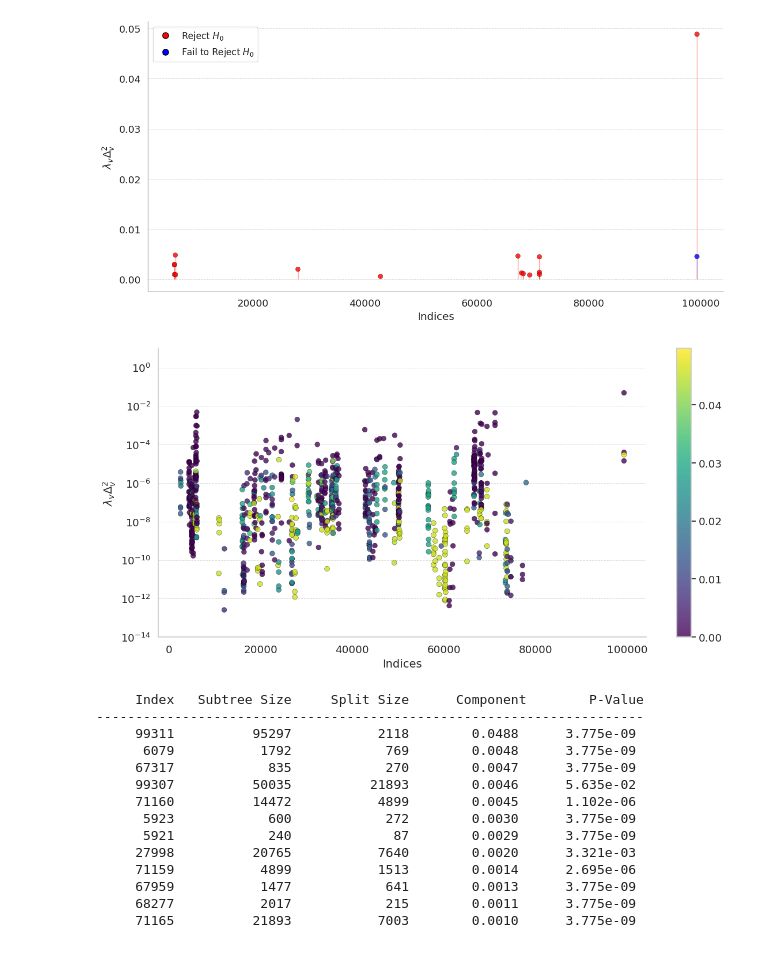
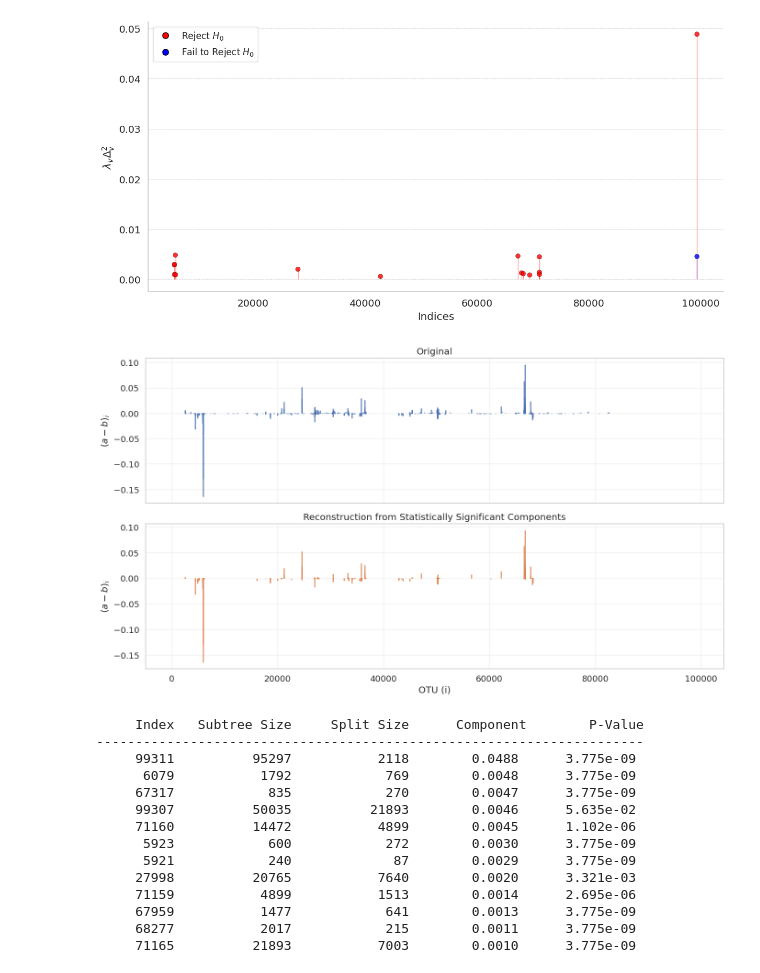
Before and after one commit to spsvihla/pcms, a Jupyter notebook: notebooks/guerrero_negro_example.ipynb, the cells around one changed output. Cells and saved outputs as stored; diff of their text form; code cells hidden in the pictures.

```diff
--- a/notebooks/guerrero_negro_example.ipynb
+++ b/notebooks/guerrero_negro_example.ipynb
@@ -373,9 +335,8 @@ cdf_vals = pcms.stats.cdf_haar_coordinate_perm(
     tree,
     node_idxs,
     counts,
-    eps = 0.0001,
-    delta = 0.01,
-    batch_size = 100_000
+    eps = 0.005,
+    delta = 0.01
 )
 pvals = 1 - cdf_vals
 # %%
@@ -391,13 +352,13 @@ sns.set(style="whitegrid", font_scale=1.2)
 fig, ax = plt.subplots(figsize=(12, 6))
 
 alpha = 0.05
-do_reject_dod = pvals < alpha
+do_reject = pvals < alpha
 
 thresh = 5e-4
 
 idx = np.where(dh_comps)[0]
 idx_above_thresh = np.where(dh_comps[idx] > thresh)[0]
-colors = np.where(do_reject_dod[idx_above_thresh], 'red', 'blue')
+colors = np.where(do_reject[idx_above_thresh], 'red', 'blue')
 y = dh_comps[idx][idx_above_thresh]
 x = idx[idx_above_thresh]
 
@@ -434,47 +395,34 @@ plt.tight_layout()
 plt.show()
 # %% [output]
 [figure]
-# %%
-sns.set(style="whitegrid", font_scale=1.2)
-
-fig, ax = plt.subplots(figsize=(12, 6))
-
-thresh = 0.0
-alpha = 0.05
-
-idx = np.where(dh_comps)[0]
-do_reject = np.where(pvals < alpha)[0]
-y = dh_comps[idx][do_reject]
-x = idx[do_reject]
-c = pvals[do_reject]
-
-scatter = ax.scatter(
-    x, y,
-    c=c,
-    cmap='viridis',
-    norm=Normalize(vmin=c.min(), vmax=c.max()),
-    s=40,
-    alpha=0.8,
-    edgecolors='black',
-    linewidth=0.3,
-    zorder=3
-)
-
-ax.set_yscale('log')
-ax.set_ylim([1e-14, 1e1])
-
-fig.colorbar(scatter, ax=ax)
-
-ax.set_xlabel('Indices', fontsize=14)
-ax.set_ylabel(r'$\lambda_v \Delta_v^2$', fontsize=14)
-ax.yaxis.grid(True, linestyle='--', linewidth=0.7, alpha=0.7)
-ax.xaxis.grid(False)
-sns.despine()
-
-plt.tight_layout()
-plt.show()
-# %% [output]
-[figure, removed]
+# %%
+do_reject_ = np.zeros(hl_coords.shape, dtype=bool)
+mask = np.where(hl_coords != 0)[0]
+do_reject_[mask] = do_reject
+hl_coords_reject_null = np.zeros(hl_coords.shape)
+hl_coords_reject_null[do_reject_] = hl_coords[do_reject_]
+# %%
+y1 = diff
+y2 = Q @ hl_coords_reject_null
+x = np.arange(len(y1))
+# %%
+fig, (ax1, ax2) = plt.subplots(2, 1, figsize=(14, 8), sharex=True)
+
+ax1.vlines(x, 0, y1, colors="C0", alpha=0.8, linewidth=2)
+ax1.set_ylabel("$(a - b)_i$")
+ax1.set_title("Original")
+ax1.grid(True, alpha=0.3)
+
+ax2.vlines(x, 0, y2, colors="C1", alpha=0.8, linewidth=2)
+ax2.set_xlabel("OTU (i)")
+ax2.set_ylabel("$(a - b)_i$")
+ax2.set_title("Reconstruction from Statistically Significant Components")
+ax2.grid(True, alpha=0.3)
+
+plt.tight_layout()
+plt.show()
+# %% [output]
+[figure, added]
 # %%
 N = 12
 
```
Also changed, not shown: parts of 3 cells of this notebook.
